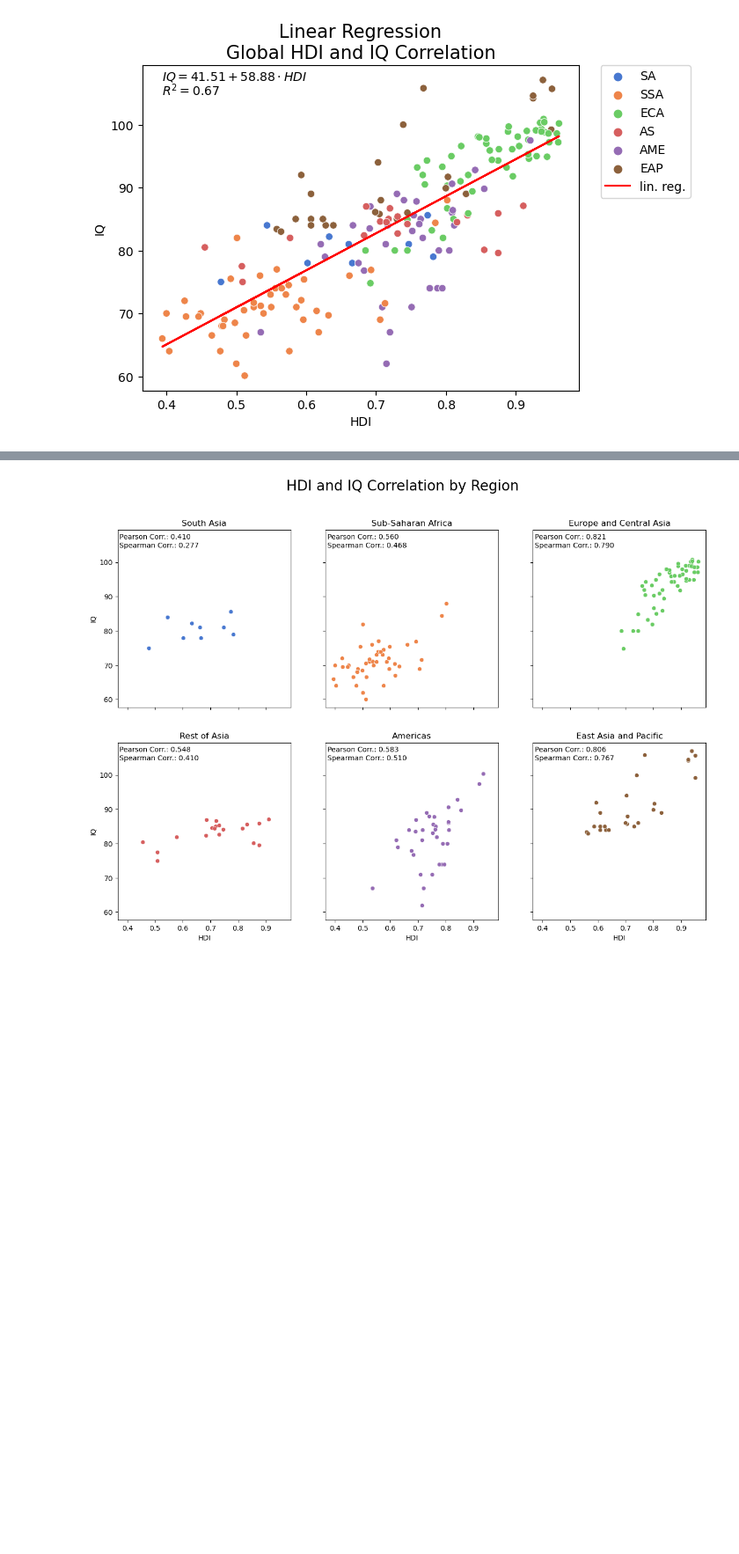
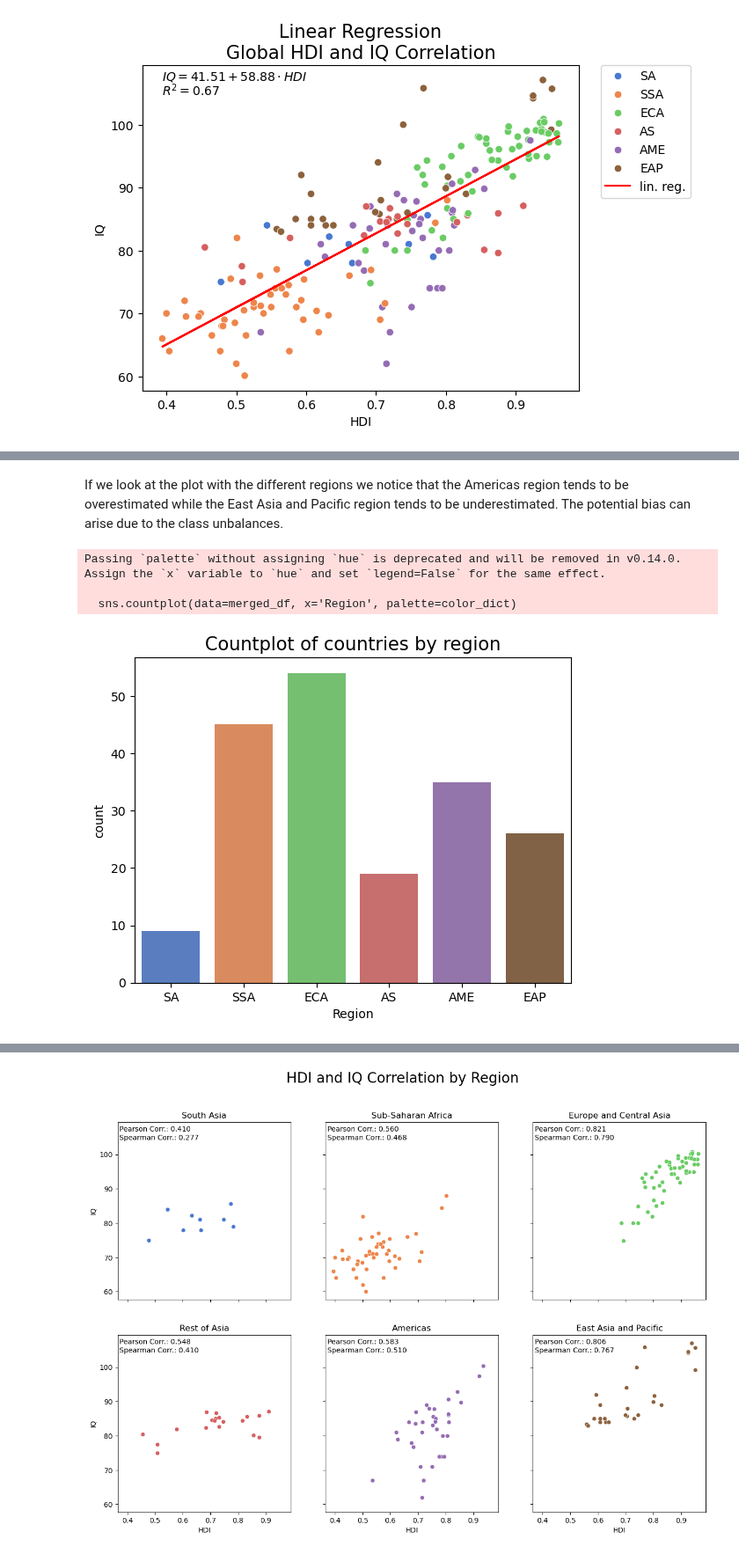
Before and after one commit to jakthehut/HDI-IQ-Analysis, a Jupyter notebook: hdi_iq_analysis_final.ipynb, the cells around one changed output, grey strips where cells are left out. Shown at 88% size. Saved outputs shown, nothing was run; the diff lists cells and outputs as text; code cells hidden in the pictures; blank space fills up the shorter version.

```diff
--- a/hdi_iq_analysis_final.ipynb
+++ b/hdi_iq_analysis_final.ipynb
@@ -1050,0 +1066,12 @@ plt.show()
+# %% [markdown]
+If we look at the plot with the different regions we notice that the Americas region tends to be overestimated while the East Asia and Pacific region tends to be underestimated. The potential bias can arise due to the class unbalances.
+# %%
+sns.countplot(data=merged_df, x='Region', palette=color_dict)
+plt.title('Countplot of countries by region', fontsize=15)
+
+plt.show()
+# %% [output]
+Passing `palette` without assigning `hue` is deprecated and will be removed in v0.14.0. Assign the `x` variable to `hue` and set `legend=False` for the same effect.
+
+  sns.countplot(data=merged_df, x='Region', palette=color_dict)
+[figure, added]
```
Also changed, not shown: parts of 9 cells of this notebook.
